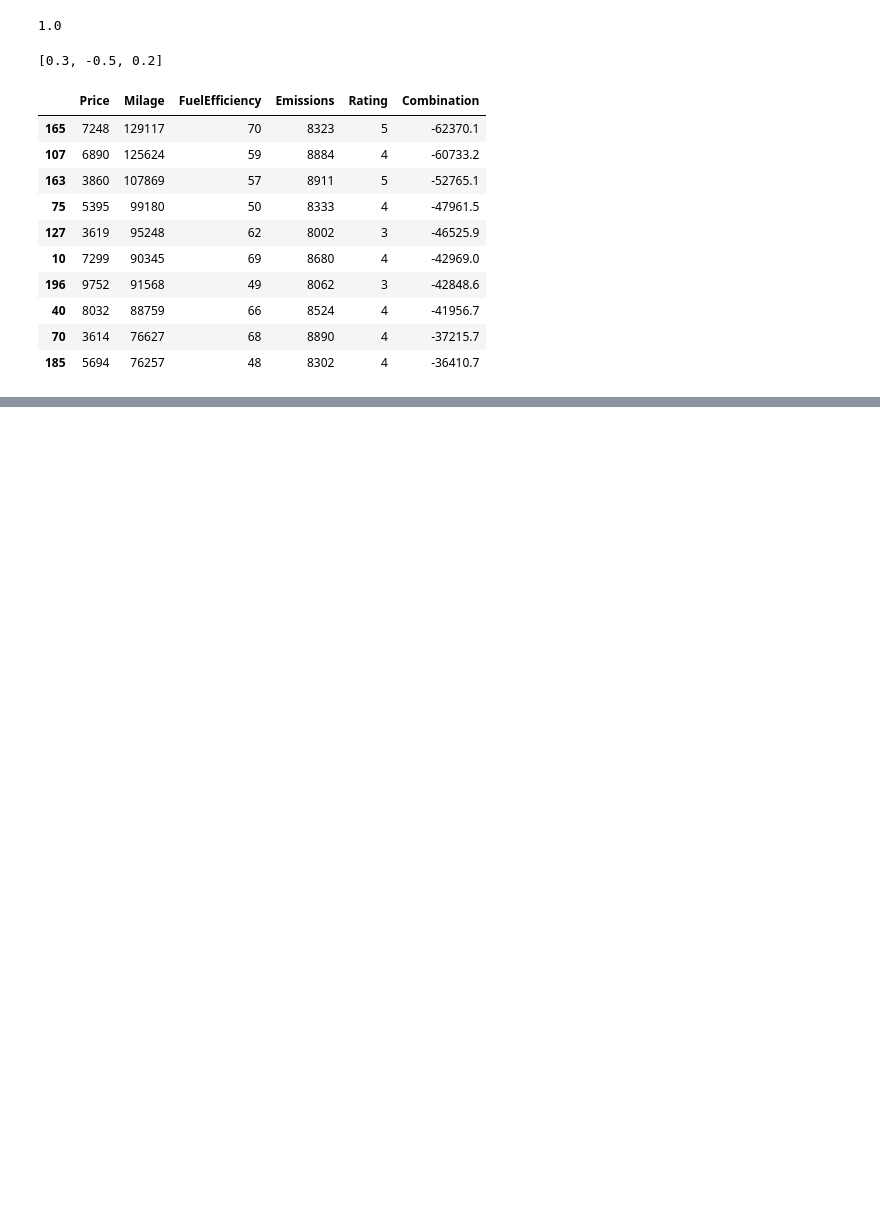
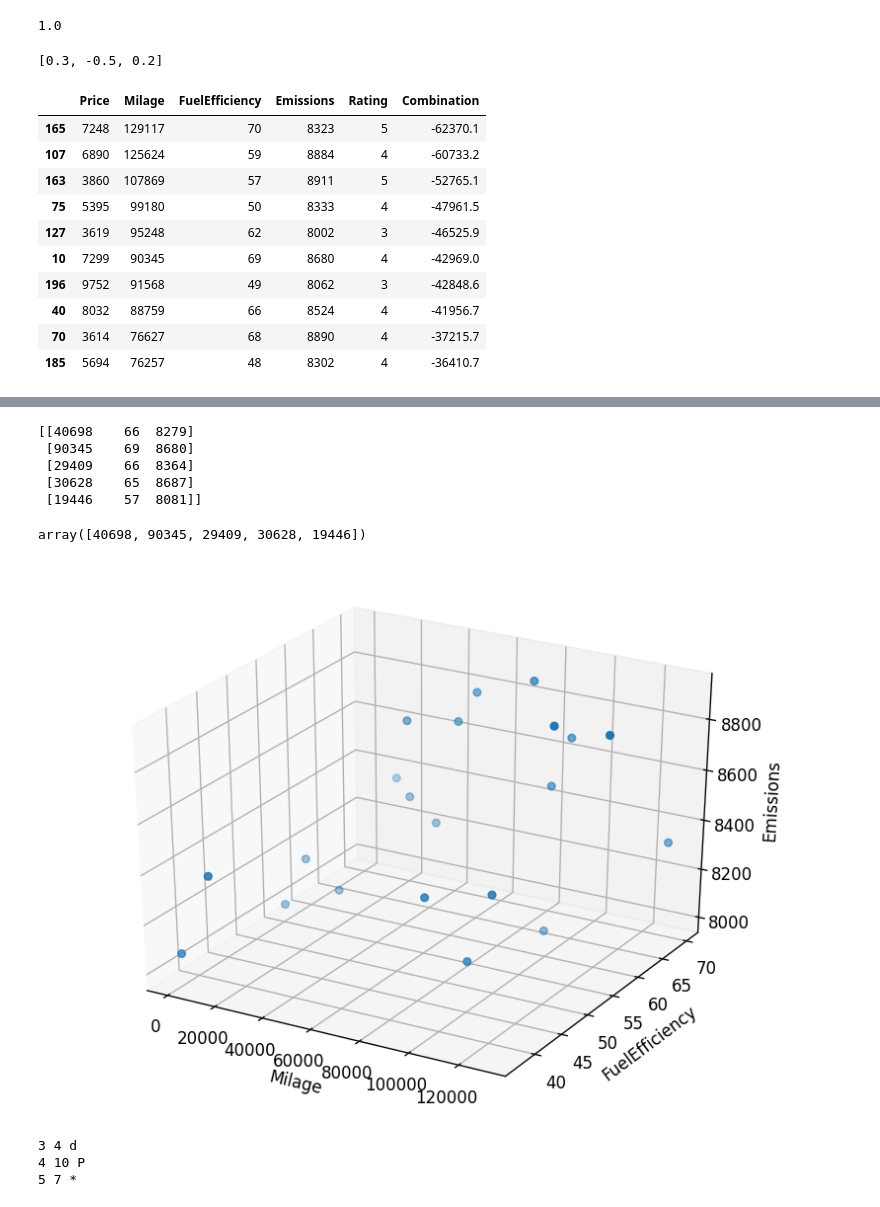
Before and after one commit to SCS-Technology-and-Innovation/DACS, a Jupyter notebook: DTDA/compromise.ipynb, the cells around one changed output, grey strips where cells are left out. Saved outputs shown, nothing was run; the diff lists cells and outputs as text; code cells hidden in the pictures; blank space fills up the shorter version.

Commit message:
Now also visualizations

```diff
--- a/DTDA/compromise.ipynb
+++ b/DTDA/compromise.ipynb
@@ -231,3 +231,7 @@ sorted.head(10) # top ten in terms of the lowest (best) combination score
 | 40 | 8032 | 88759 | 66 | 8524 | 4 | -41956.7 |
 | 70 | 3614 | 76627 | 68 | 8890 | 4 | -37215.7 |
 | 185 | 5694 | 76257 | 48 | 8302 | 4 | -36410.7 |
+# %%
+vars = ['Milage', 'FuelEfficiency', 'Emissions']
+threedim = cand[vars]
+threedim.head()
@@ -233,0 +245,50 @@ sorted.head(10) # top ten in terms of the lowest (best) combination score
+# %%
+import numpy as np
+
+idx = threedim.index
+cols = threedim.columns
+matrix = np.array([ [ threedim[c][i] for c in cols ] for i in idx ])
+print(matrix[:5])
+# %% [output]
+[[40698    66  8279]
+ [90345    69  8680]
+ [29409    66  8364]
+ [30628    65  8687]
+ [19446    57  8081]]
+# %%
+x = matrix[:, 0]
+y = matrix[:, 1]
+z = matrix[:, 2]
+
+x[:5]
+# %% [output]
+array([40698, 90345, 29409, 30628, 19446])
+# %%
+import matplotlib.pyplot as plt
+
+fig = plt.figure(1, figsize = (8, 6), dpi =  120)
+a = fig.add_subplot(projection = '3d')
+a.scatter(x, y, z, marker = 'o')
+a.set_xlabel(vars[0])
+a.set_ylabel(vars[1])
+a.set_zlabel(vars[2])
+plt.show()
+# %% [output]
+[figure, added]
+# %%
+stars = dict()
+for quantity in [3, 4, 5]: # we already filtered out 1 and 2
+  stars[quantity] = cand.loc[ cand['Rating'] == quantity ]
+
+marker = {
+  5 : '*', # use a star for 5
+  4 : 'P', # use a thick plus for 4
+  3 : 'd' # use a thin diamond for 3
+}
+
+for q in stars:
+  print(q, len(stars[q]), marker[q])
+# %% [output]
+3 4 d
+4 10 P
+5 7 *
```
Also changed, not shown: parts of 4 cells of this notebook.
